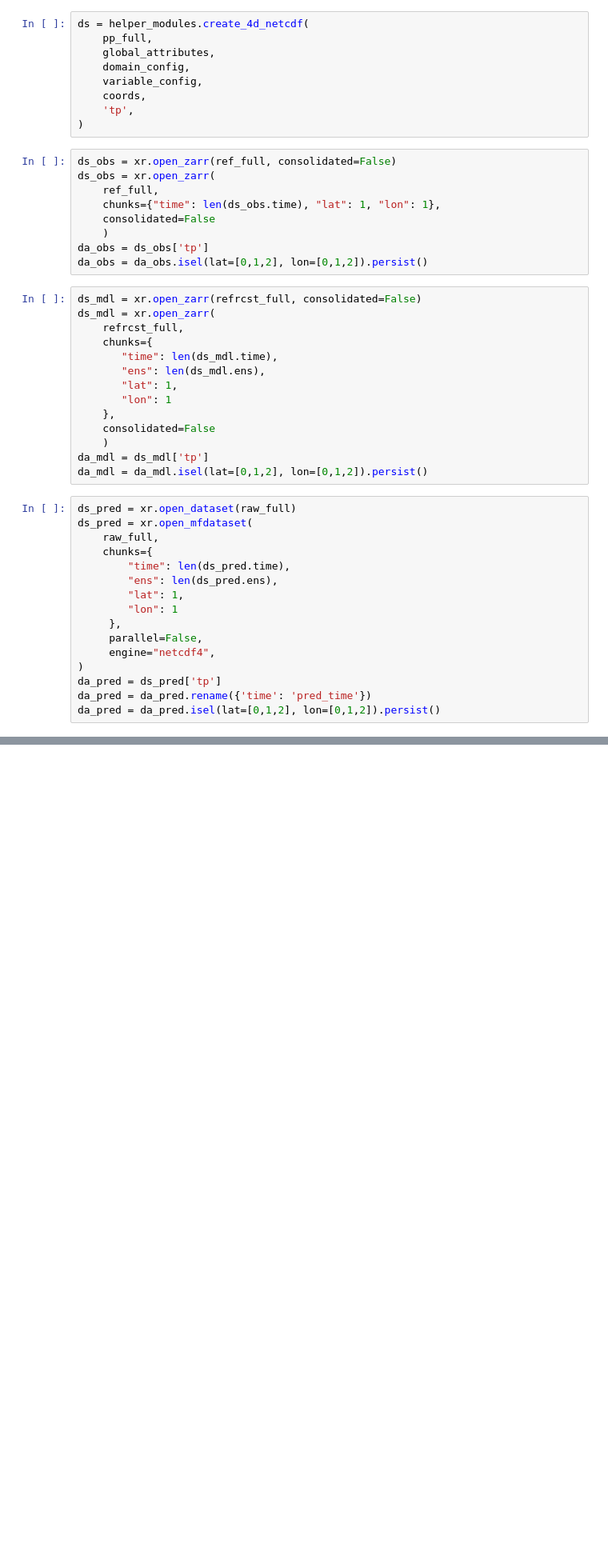
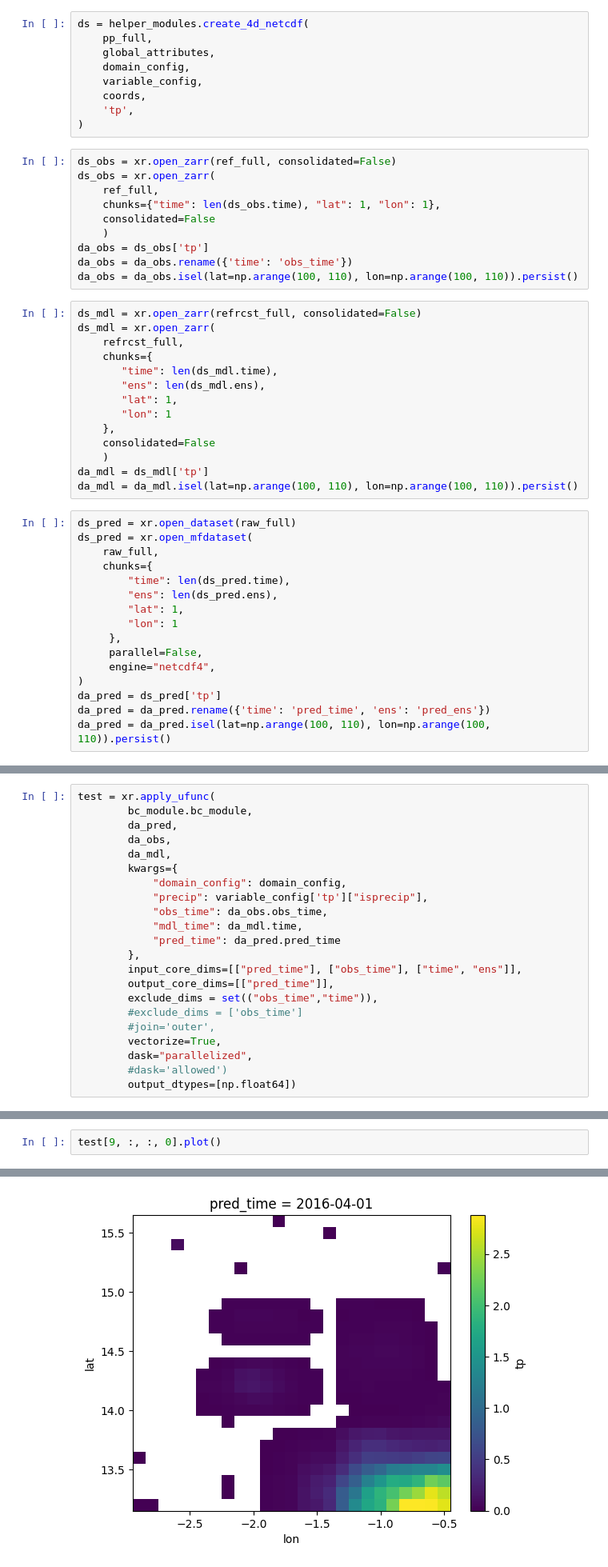
Before and after one commit to lorenz-c/Pycast-S2S, a Jupyter notebook: notebooks/run_bcsd_test.ipynb, the cells around one changed output, grey strips where cells are left out. Shown at 80% size. Drawn from its saved outputs; the diff is of its cells as text; blank space fills up the shorter version.

```diff
--- a/notebooks/run_bcsd_test.ipynb
+++ b/notebooks/run_bcsd_test.ipynb
@@ -96,7 +95,8 @@ ds_obs = xr.open_zarr(
     consolidated=False
     )
 da_obs = ds_obs['tp']
-da_obs = da_obs.isel(lat=[0,1,2], lon=[0,1,2]).persist()
+da_obs = da_obs.rename({'time': 'obs_time'})
+da_obs = da_obs.isel(lat=np.arange(100, 110), lon=np.arange(100, 110)).persist()
 # %%
 ds_mdl = xr.open_zarr(refrcst_full, consolidated=False)
 ds_mdl = xr.open_zarr(
@@ -110,7 +110,7 @@ ds_mdl = xr.open_zarr(
     consolidated=False
     )
 da_mdl = ds_mdl['tp']
-da_mdl = da_mdl.isel(lat=[0,1,2], lon=[0,1,2]).persist()
+da_mdl = da_mdl.isel(lat=np.arange(100, 110), lon=np.arange(100, 110)).persist()
 # %%
 ds_pred = xr.open_dataset(raw_full)
 ds_pred = xr.open_mfdataset(
@@ -125,5 +125,5 @@ ds_pred = xr.open_mfdataset(
      engine="netcdf4",
 )
 da_pred = ds_pred['tp']
-da_pred = da_pred.rename({'time': 'pred_time'})
-da_pred = da_pred.isel(lat=[0,1,2], lon=[0,1,2]).persist()
+da_pred = da_pred.rename({'time': 'pred_time', 'ens': 'pred_ens'})
+da_pred = da_pred.isel(lat=np.arange(100, 110), lon=np.arange(100, 110)).persist()
@@ -129,0 +154,22 @@ da_pred = da_pred.isel(lat=[0,1,2], lon=[0,1,2]).persist()
+# %%
+test = xr.apply_ufunc(
+        bc_module.bc_module,
+        da_pred,
+        da_obs,
+        da_mdl,
+        kwargs={
+            "domain_config": domain_config,
+            "precip": variable_config['tp']["isprecip"],
+            "obs_time": da_obs.obs_time,
+            "mdl_time": da_mdl.time,
+            "pred_time": da_pred.pred_time
+        },
+        input_core_dims=[["pred_time"], ["obs_time"], ["time", "ens"]],
+        output_core_dims=[["pred_time"]],
+        exclude_dims = set(("obs_time","time")),
+        #exclude_dims = ['obs_time']
+        #join='outer',
+        vectorize=True,
+        dask="parallelized",
+        #dask='allowed')
+        output_dtypes=[np.float64])
@@ -129,0 +247,3 @@ da_pred = da_pred.isel(lat=[0,1,2], lon=[0,1,2]).persist()
+# %%
+test[9, :, :, 0].plot()
+# %% [output]
@@ -129,0 +251 @@ da_pred = da_pred.isel(lat=[0,1,2], lon=[0,1,2]).persist()
+[figure, added]
```
Also changed, not shown: parts of 30 cells of this notebook, 3 other files.
